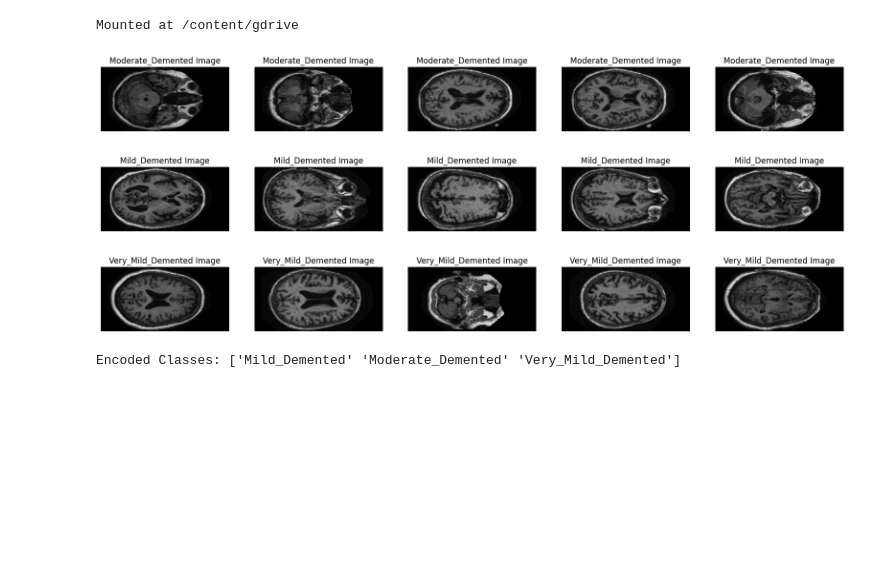
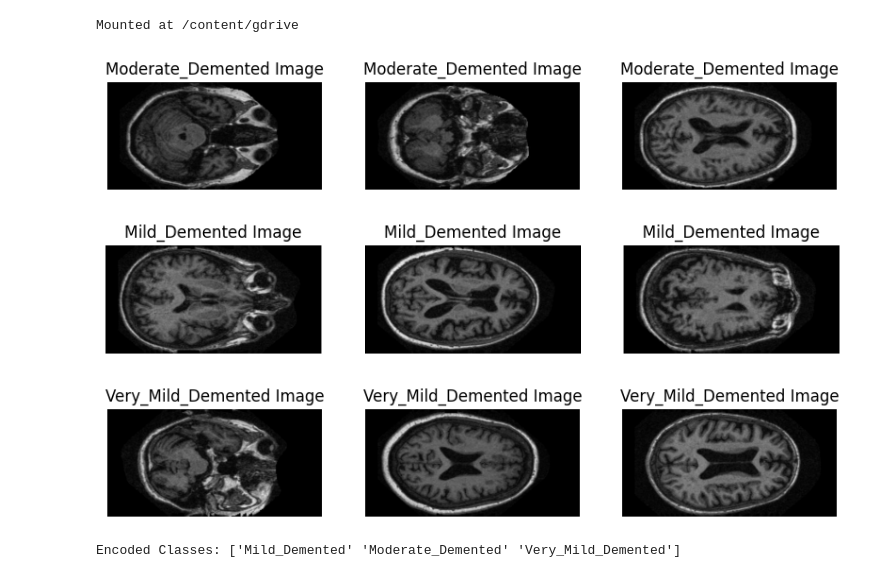
Before and after one commit to majirajib4747/Project4_Team2, a Jupyter notebook: Alzheimer(OAISIS)_CNN_3categories.ipynb, the cells around one changed output. Cells and saved outputs as stored; diff of their text form; code cells hidden in the pictures; blank space fills up the shorter version.

```diff
--- a/Alzheimer(OAISIS)_CNN_3categories.ipynb
+++ b/Alzheimer(OAISIS)_CNN_3categories.ipynb
@@ -21,28 +21,28 @@ very_mild_demented_path = os.path.join(base_path, 'Very_Mild_Demented')
 # %%
 # (Test) Image paths
-image_paths = [os.path.join(very_mild_demented_path, filename) for filename in os.listdir(very_mild_demented_path) if filename.endswith(".jpg")]
+image_paths = [os.path.join(moderate_demented_path, filename) for filename in os.listdir(moderate_demented_path) if filename.endswith(".jpg")]
 # %%
 # Visualize images with titles for different classes
-# classes = ["Moderate_Demented", "Mild_Demented", "Very_Mild_Demented", "Non_Demented"]
+# classes = ["Moderate_Demented", "Mild_Demented", "Very_Mild_Demented", "Non_Demented_sh"]
 classes = ["Moderate_Demented", "Mild_Demented", "Very_Mild_Demented"]
 
 for class_name in classes:
     class_path = os.path.join(base_path, class_name)
     image_paths = [os.path.join(class_path, filename) for filename in os.listdir(class_path) if filename.endswith(".jpg")]
 
-    fig, axes = plt.subplots(1, 5, figsize=(20, 4))
-    for i, img_path in enumerate(image_paths[:5]):
+    fig, axes = plt.subplots(1, 3, figsize=(10, 4))
+    for i, img_path in enumerate(image_paths[:3]):
         img = cv2.imread(img_path)
         img = cv2.cvtColor(img, cv2.COLOR_BGR2RGB)
         axes[i].imshow(img)
         axes[i].axis('off')
         axes[i].set_title(f"{class_name} Image", fontsize= 12)
 
     plt.show()
 # %% [output]
-[figure, old version]
+[figure, new version]
-[figure, old version]
+[figure, new version]
-[figure, old version]
+[figure, new version]
 # %%
 import numpy as np
 from sklearn.model_selection import train_test_split
```
Also changed, not shown: parts of 9 cells of this notebook.
